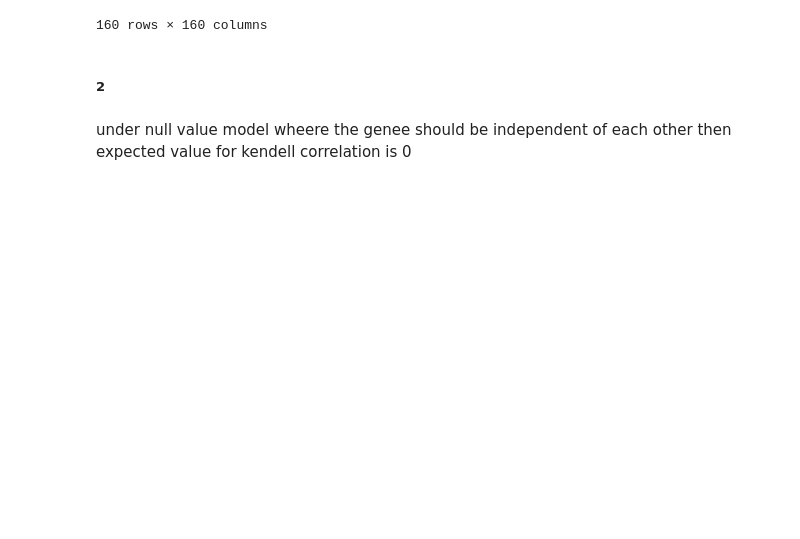
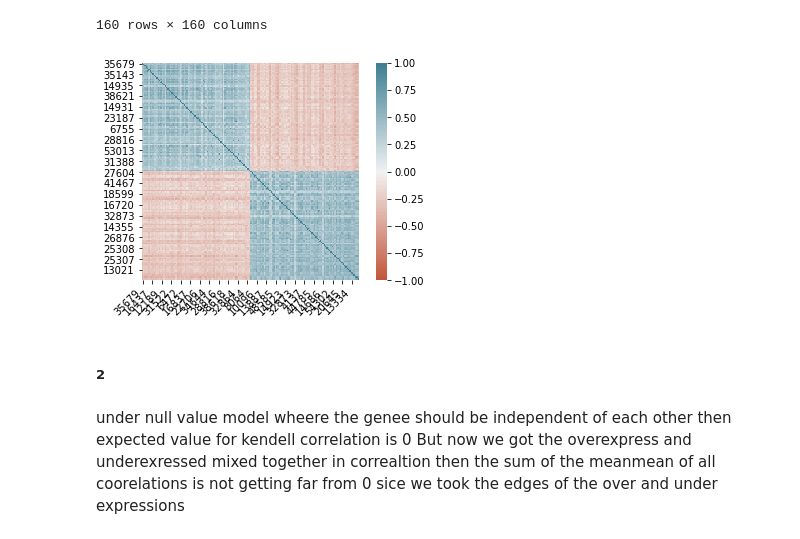
Before and after one commit to Alon-daniel/statistis, a Jupyter notebook: statistics/hw4/hw4.ipynb, the cells around one changed output. Saved outputs shown, nothing was run; the diff lists cells and outputs as text; code cells hidden in the pictures; blank space fills up the shorter version.

```diff
--- a/statistics/hw4/hw4.ipynb
+++ b/statistics/hw4/hw4.ipynb
@@ -86,6 +87,9 @@ data.head()
 we'll find all the genes with one-sided wrs and ttest below 0.07
 For these genes we'll decide whether they are over or under expressed in M label samples according to the sum of their rank. Low rank == underexpresed, high rank == overexpressed
 Their number will just be lower than , then simple using ttest and wrs directly should be ok because they will be ranked up at the list when we sort it in an asc order.
+# %%
+labels = pd.read_csv(filename,skiprows=58,nrows=1).to_numpy()
+data = pd.read_csv(filename,skiprows=60)
 # %%
 
 labels_boolean = []
@@ -152,8 +156,8 @@ wrs_underexpressed.sort(key = lambda x: x['expression_level'])
 # %%
 under_80_expressed = wrs_underexpressed[:80]
 over_80_expressed = wrs_underexpressed[-80:]
-wrs_160 = under_80_expressed + over_80_expressed
-indices = [d['gene_index'] for d in wrs_160]
+wrs_160_D = under_80_expressed + over_80_expressed
+indices = [d['gene_index'] for d in wrs_160_D]
 coorelations = data.iloc[indices].drop(columns=['ID_REF']).T.corr(method='kendall')
 coorelations
 # %% [output]
@@ -170,7 +174,22 @@ coorelations
 | 25540 | -0.495362 | -0.328386 | -0.452072 | -0.437229 | -0.455782 | -0.356009 | -0.425685 | -0.439794 | -0.368378 | -0.338281 | ... | ... |
 | 18284 | -0.425273 | -0.291280 | -0.324263 | -0.330035 | -0.311482 | -0.307359 | -0.282210 | -0.335052 | -0.343640 | -0.314368 | ... | ... |
 160 rows × 160 columns
+# %%
+ax = sns.heatmap(
+    coorelations,
+    vmin=-1, vmax=1, center=0,
+    cmap=sns.diverging_palette(20, 220, n=200),
+    square=True
+)
+ax.set_xticklabels(
+    ax.get_xticklabels(),
+    rotation=45,
+    horizontalalignment='right'
+);
+# %% [output]
+[figure, added]
 # %% [markdown]
 ##### 2
 # %% [markdown]
 under null value model wheere the genee should be independent of each other then expected value for kendell correlation is 0
+But now we got the overexpress and underexressed mixed together in correaltion then the sum of the meanmean of all coorelations is not getting far from 0 sice we took the edges of the over and under expressions
```
Also changed, not shown: parts of 25 cells of this notebook, 3 other files.
